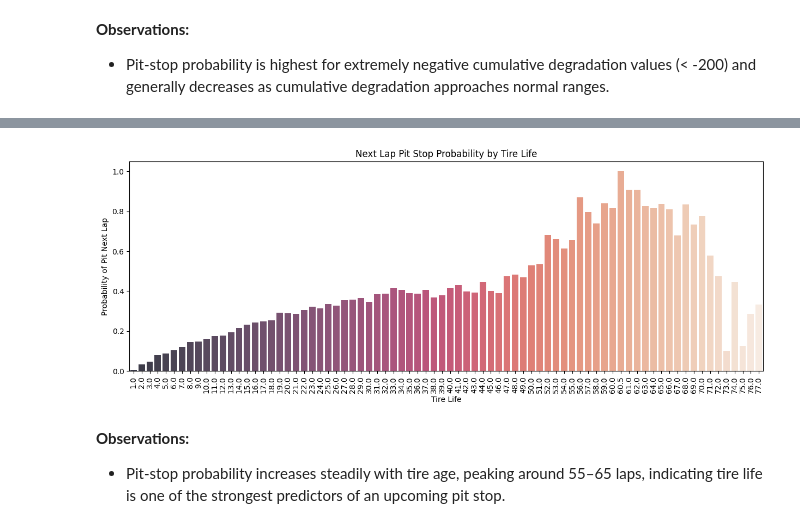
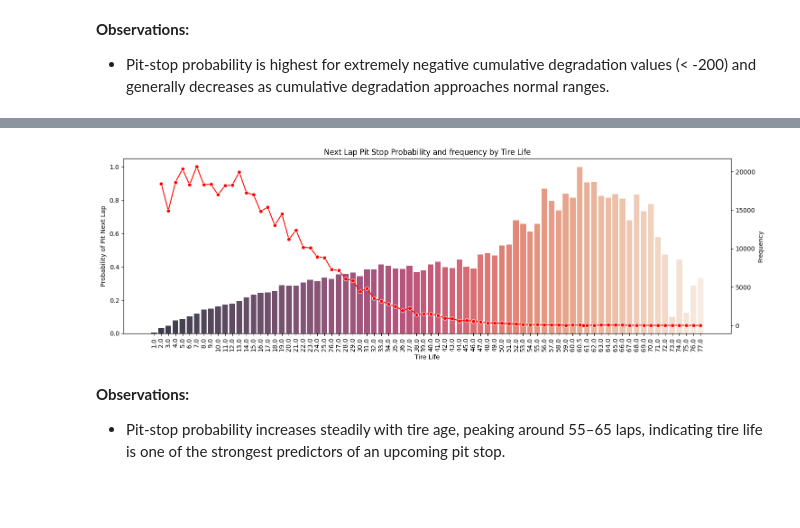
Before and after one commit to manish9857/f1-pit-stop-prediction, a Jupyter notebook: F1_Pit_Stops_Kaggle.ipynb, the cells around one changed output, grey strips where cells are left out. Drawn from its saved outputs; the diff is of its cells as text; code cells hidden in the pictures; blank space fills up the shorter version.

```diff
--- a/F1_Pit_Stops_Kaggle.ipynb
+++ b/F1_Pit_Stops_Kaggle.ipynb
@@ -293,12 +252,27 @@ df_train['Cumulative_Degradation'].describe(), df_train['Cumulative_Degradation'
  0.99    122.154
  Name: Cumulative_Degradation, dtype: float64)
 # %%
+Cumulative_Degradation_bins = [-np.inf, -200, -75, -50,-20, -5, 10, 120, np.inf]
+Cumulative_Degradation_labels = ['<-200', '-200--75', '-75--50', '-50--20', '-20--5', '-5-10', '10-120', '120+']
 df_train['Cumulative_Degradation_bin'] = pd.cut(
     df_train['Cumulative_Degradation'],
-    bins=[-np.inf, -200, -75, -50,-20, -5, 10, 120, np.inf],
-    labels=['<-200', '-200--75', '-75--50', '-50--20', '-20--5', '-5-10', '10-120', '120+']
+    bins=Cumulative_Degradation_bins,
+    labels=Cumulative_Degradation_labels
 )
 
-df_cum_deg_bin = df_train.groupby('Cumulative_Degradation_bin').agg({'Cumulative_Degradation': ['count', 'mean', 'min', 'median', 'max']}).reset_index()
-df_cum_deg_bin
+df_cum_deg_bin = df_train.groupby('Cumulative_Degradation_bin').agg({'id': 'count', 'PitNextLap': 'mean'}).reset_index()
+
+fig, ax1 = plt.subplots(figsize=(15, 5))
+sns.barplot(data=df_cum_deg_bin, x='Cumulative_Degradation_bin', y='PitNextLap', ax=ax1, palette='rocket', alpha=0.8)
+ax1.set_title('Next Lap Pit Stop Probability and frequency by Cumulative Degradation Bin')
+ax1.set_xlabel('Cumulative Degradation Bin')
+ax1.tick_params(axis='x', rotation=90)
+ax1.set_ylabel('Probability of Pit Next Lap')
+
+ax2 = ax1.twinx()
+sns.lineplot(data=df_cum_deg_bin, x='Cumulative_Degradation_bin', y='id', color='red', marker='o', ax=ax2)
+ax2.set_ylabel('Frequency')
+
+plt.tight_layout()
+plt.show()
 # %% [output]
@@ -375,15 +283,20 @@ df_train['TyreLife'].describe(), df_train['TyreLife'].quantile([0.9, 0.95, 0.99]
 # %%
-df_tyr = df_train.groupby('TyreLife')['PitNextLap'].mean().reset_index()
-plt.figure(figsize=(15, 5))
-sns.barplot(x='TyreLife', y='PitNextLap', data=df_tyr, palette='rocket', alpha=0.8)
-plt.title('Next Lap Pit Stop Probability by Tire Life')
-plt.xlabel('Tire Life')
-plt.xticks(rotation=90, ha='center')
+df_tyr = df_train.groupby('TyreLife').agg({'PitNextLap': 'mean','id': 'count'}).reset_index()
+fig, ax1 = plt.subplots(figsize=(15, 5))
+sns.barplot(data=df_tyr, x='TyreLife', y='PitNextLap', ax=ax1, palette='rocket', alpha=0.8)
+ax1.set_title('Next Lap Pit Stop Probability and frequency by Tire Life')
+ax1.set_xlabel('Tire Life')
+ax1.tick_params(axis='x', rotation=90)
+ax1.set_ylabel('Probability of Pit Next Lap')
 
-plt.ylabel('Probability of Pit Next Lap')
+ax2 = ax1.twinx()
+sns.lineplot(data=df_tyr, x='TyreLife', y='id', color='red', marker='o', ax=ax2)
+ax2.set_ylabel('Frequency')
+
+plt.tight_layout()
 plt.show()
 # %% [output]
-[figure, old version]
+[figure, new version]
 # %% [markdown]
 **Observations:**
 - Pit-stop probability increases steadily with tire age, peaking around 55–65 laps, indicating tire life is one of the strongest predictors of an upcoming pit stop.
```
Also changed, not shown: parts of 60 cells of this notebook, 6 other files.
